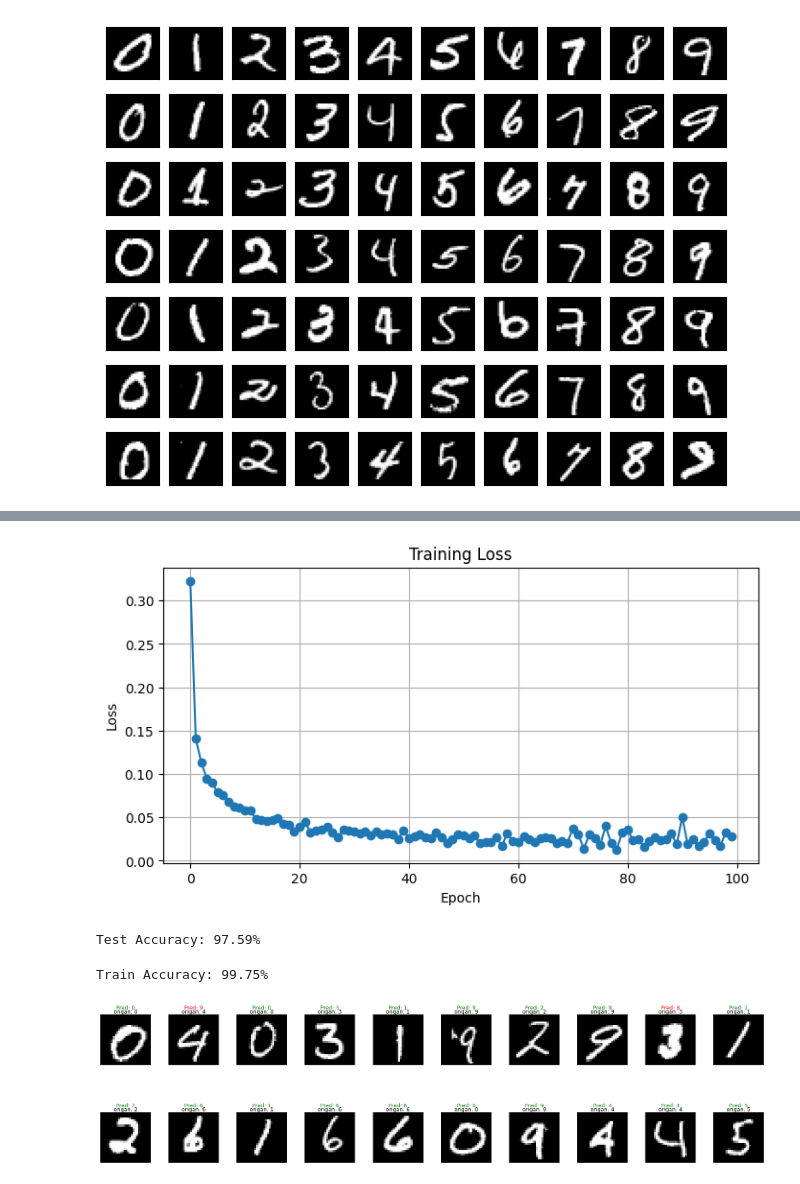
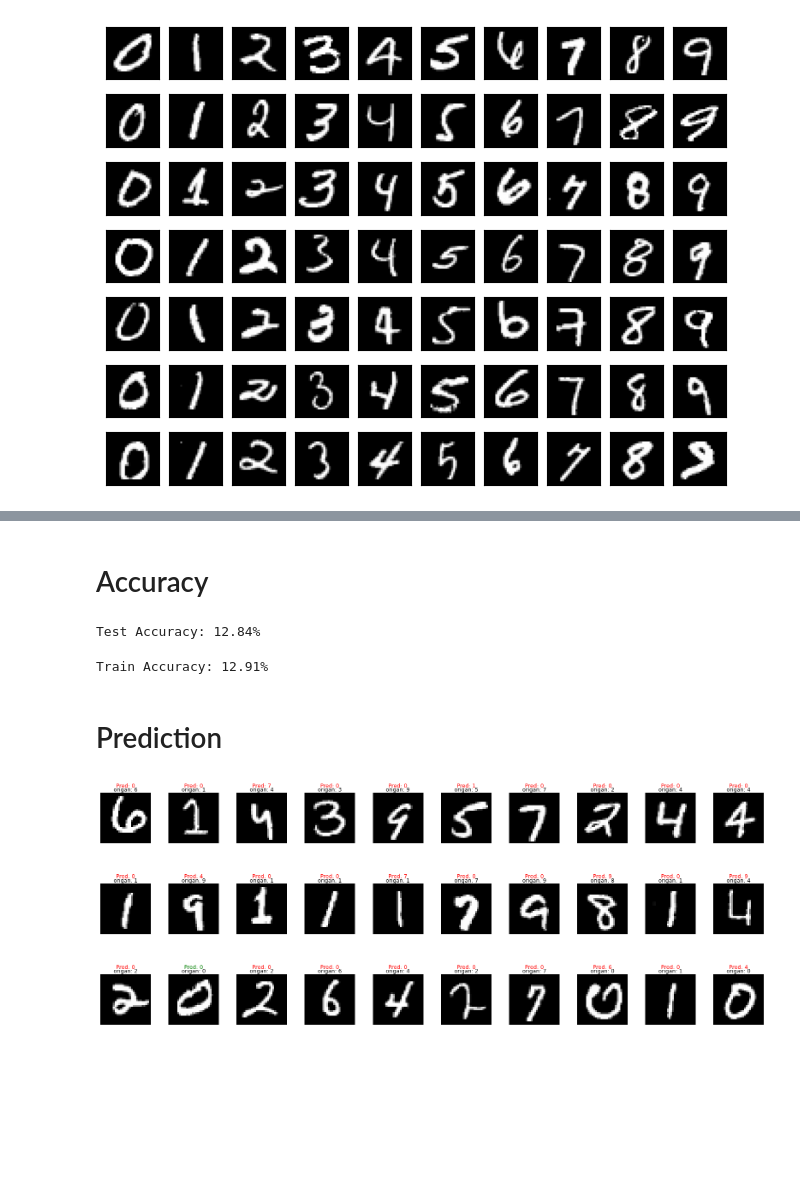
Before and after one commit to lersam/machine-learning, a Jupyter notebook: number-recognition/number_recognition.ipynb, the cells around one changed output, grey strips where cells are left out. Drawn from its saved outputs; the diff is of its cells as text; code cells hidden in the pictures; blank space fills up the shorter version.

Commit message:
prediction rates

```diff
--- a/number-recognition/number_recognition.ipynb
+++ b/number-recognition/number_recognition.ipynb
@@ -134,0 +137,17 @@ tensor([[0., 0., 0.,  ..., 0., 0., 0.],
+# %%
+criterion = torch.nn.NLLLoss()
+optimizer = torch.optim.Adam(recognition_model.parameters(), lr=0.001)
+epoch_losses = []
+for epoch in range(60):  # number of epochs
+    recognition_model.train()
+    running_loss = 0.0
+    for inputs, labels in train_loader:
+        optimizer.zero_grad()
+        outputs = recognition_model(inputs)
+        loss = criterion(outputs, labels)
+        loss.backward()
+        optimizer.step()
+        running_loss += loss.item() * inputs.size(0)
+    epoch_loss = running_loss / len(train_loader.dataset)
+    epoch_losses.append(epoch_loss)
+    print(f"Epoch {epoch+1}, Loss: {epoch_loss:.4f}")
@@ -142,8 +164,8 @@ plt.ylabel('Loss')
 plt.title('Training Loss')
 plt.grid(True)
 plt.show()
-# %% [output]
-[figure, removed]
+# %% [markdown]
+# Accuracy
 # %%
 # model accuracy evaluation
 recognition_model.eval()
@@ -158,7 +180,7 @@ with torch.no_grad():
 accuracy = correct / total
 print(f"Test Accuracy: {accuracy * 100:.2f}%")
 # %% [output]
-Test Accuracy: 97.59%
+Test Accuracy: 12.84%
 # %%
 # model accuracy evaluation
 recognition_model.eval()
@@ -173,7 +195,9 @@ with torch.no_grad():
 accuracy = correct / total
 print(f"Train Accuracy: {accuracy * 100:.2f}%")
 # %% [output]
-Train Accuracy: 99.75%
+Train Accuracy: 12.91%
+# %% [markdown]
+# Prediction
 # %%
 # Run predictions for N random test images and display results (max 10 per row)
 import numpy as np
@@ -181,7 +205,7 @@ import math
 import matplotlib.pyplot as plt
 import torch
 
-display_quantity = 20  # change this number as desired
+display_quantity = 30  # change this number as desired
 display_quantity = int(display_quantity)
 recognition_model.eval()
 inds = np.random.choice(len(X_test), display_quantity, replace=False)
@@ -190,31 +214,31 @@ rows = math.ceil(display_quantity / cols)
 fig, axes = plt.subplots(rows, cols, figsize=(cols * 2, rows * 2.5))
 # flatten axes for easy indexing (handle case rows==1 or cols==1)
 if isinstance(axes, np.ndarray):
     axes_flat = axes.flatten()
 else:
     axes_flat = [axes]
 
 for i, idx in enumerate(inds):
     ax = axes_flat[i]
     img = X_test[idx].reshape(28,28)
     inp = torch.tensor(X_test[idx], dtype=torch.float32, device=device).unsqueeze(0)
     with torch.no_grad():
         out = recognition_model(inp)
         probs = torch.exp(out)
         pred = int(probs.argmax(dim=1).item())
     origan = int(y_test[idx])
     ok = (pred == origan)
     pred_color = 'green' if ok else 'red'
     ax.imshow(img, cmap='gray', interpolation='nearest')
     # show Pred (colored) and origan above the image
     ax.text(0.5, 1.08, f'Pred: {pred}', transform=ax.transAxes, ha='center', va='bottom', color=pred_color, fontsize=9)
     ax.text(0.5, 1.00, f'origan: {origan}', transform=ax.transAxes, ha='center', va='bottom', color='black', fontsize=9)
     ax.axis('off')
 
 # turn off any unused subplots
 for j in range(len(inds), rows * cols):
     axes_flat[j].axis('off')
 plt.subplots_adjust(wspace=0.35, hspace=0.6, top=0.85)
 plt.show()
 # %% [output]
-[figure, old version]
+[figure, new version]
```
Also changed, not shown: parts of 3 cells of this notebook.
